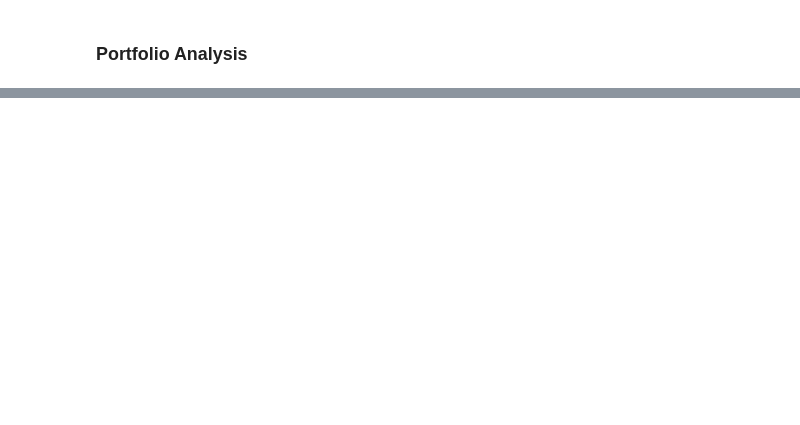
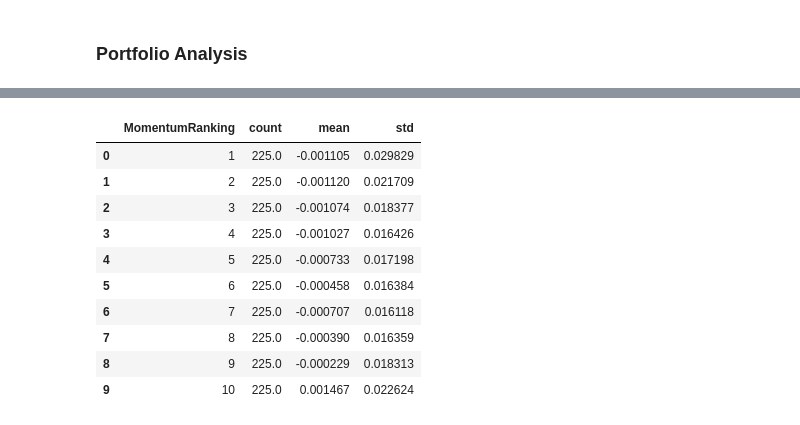
Before and after one commit to sonqo/msc-data-science, a Jupyter notebook: 0-thesis/momentum/momentum-analysis.ipynb, the cells around one changed output, grey strips where cells are left out. Saved outputs shown, nothing was run; the diff lists cells and outputs as text; code cells hidden in the pictures; blank space fills up the shorter version.

```diff
--- a/0-thesis/momentum/momentum-analysis.ipynb
+++ b/0-thesis/momentum/momentum-analysis.ipynb
@@ -53,20 +23,3 @@ df.to_csv('source/topBonds.csv', index=False)
-# %%
-# read csv
-df = pd.read_csv(
-    'data/output/momentum/mom-top3Bonds.csv',
-    dtype={
-        'CusipId': 'string',
-        'TrdExctnDtEOM': 'string',
-        'Coupon': 'float64',
-        'RatingClass': 'string',
-        'MaturityBand': 'string',
-        'Volume': 'float64',
-        'R': 'float64'
-    },
-    parse_dates=['TrdExctnDtEOM']
-)
-
-df.columns = ['Cusip', 'Date', 'Coupon', 'RatingClass', 'MaturityBand', 'Volume', 'R']
 # %% [markdown]
 ### Quantile Filtering and Outlier Visualization
 # %%
@@ -130,13 +132,46 @@ cumr.groupby('MomR')['CumRet'].mean()
 # %%
-K = 5 # Holding Period Length: K can be between 3 to 12 months
+# holding period in months
+K = 5
+cumulative_r['FormationDate'] = cumulative_r['Date']
 
-cumr['form_date'] = cumr['Date']
-cumr['medate'] = cumr['Date'] + MonthEnd(0)
-cumr['hdate1'] = cumr['medate'] + MonthBegin(1)
-cumr['hdate2'] = cumr['medate'] + MonthEnd(K)
-cumr = cumr[['Cusip', 'form_date','MomR','hdate1','hdate2']]
+# holding period date ranges
+cumulative_r['HoldingDate1'], cumulative_r['HoldingDate2'] = cumulative_r['Date'] + MonthBegin(1), cumulative_r['Date'] + MonthEnd(K)
+cumulative_r = cumulative_r[['Cusip', 'FormationDate', 'MomentumRanking', 'HoldingDate1', 'HoldingDate2']]
 
-port = pd.merge(df[['Cusip', 'Date', 'R']], cumr, on=['Cusip'], how='inner')
-port = port[(port['hdate1'] <= port['Date']) & (port['Date'] <= port['hdate2'])]
-port = port[['Cusip','form_date', 'MomR', 'hdate1','hdate2', 'Date', 'R']]
-port['Date'] = pd.to_datetime(port['Date'])
+# join momentum ranking and returns
+portfolios = pd.merge(df[['Cusip', 'Date', 'R']], cumulative_r, on=['Cusip'], how='inner')
+portfolios = portfolios[(portfolios['HoldingDate1'] <= portfolios['Date']) & (portfolios['Date'] <= portfolios['HoldingDate2'])]
+portfolios = portfolios[['Cusip', 'FormationDate', 'MomentumRanking', 'HoldingDate1', 'HoldingDate2', 'Date', 'R']]
+
+agg_portfolios = portfolios.groupby(['Date', 'MomentumRanking', 'FormationDate'])['R'].mean().reset_index()
+
+# skip first two years
+agg_portfolios = agg_portfolios.loc[agg_portfolios.Date.dt.year >= agg_portfolios['Date'].dt.year.min() + 2]
+agg_portfolios = agg_portfolios.sort_values(by=['Date', 'MomentumRanking'])
+
+# calculate mean and std on returns
+eq_weighted_return = agg_portfolios.groupby(['Date', 'MomentumRanking'])['R'].mean().reset_index()
+eq_weighted_std = agg_portfolios.groupby(['Date', 'MomentumRanking'])['R'].std().reset_index()
+
+# rename columns
+eq_weighted_return = eq_weighted_return.rename(columns={'R': 'EqualWeightedReturn'})
+eq_weighted_std = eq_weighted_std.rename(columns={'R': 'EqualWeightedStd'})
+
+# unify equal weighted return metrics
+eq_weighted_return_df = pd.merge(eq_weighted_return, eq_weighted_std, on=['Date', 'MomentumRanking'], how='inner')
+eq_weighted_return_df = eq_weighted_return_df.sort_values(by=['MomentumRanking', 'Date'])
+
+# portfolio summary
+eq_weighted_return_df.groupby(['MomentumRanking'])['EqualWeightedReturn'].describe()[['count','mean', 'std']].reset_index()
+# %% [output]
+|  | MomentumRanking | count | mean | std |
+| 0 | 1 | 225.0 | -0.001105 | 0.029829 |
+| 1 | 2 | 225.0 | -0.001120 | 0.021709 |
+| 2 | 3 | 225.0 | -0.001074 | 0.018377 |
+| 3 | 4 | 225.0 | -0.001027 | 0.016426 |
+| 4 | 5 | 225.0 | -0.000733 | 0.017198 |
+| 5 | 6 | 225.0 | -0.000458 | 0.016384 |
+| 6 | 7 | 225.0 | -0.000707 | 0.016118 |
+| 7 | 8 | 225.0 | -0.000390 | 0.016359 |
+| 8 | 9 | 225.0 | -0.000229 | 0.018313 |
+| 9 | 10 | 225.0 | 0.001467 | 0.022624 |
```
Also changed, not shown: parts of 26 cells of this notebook, 14 other files.
